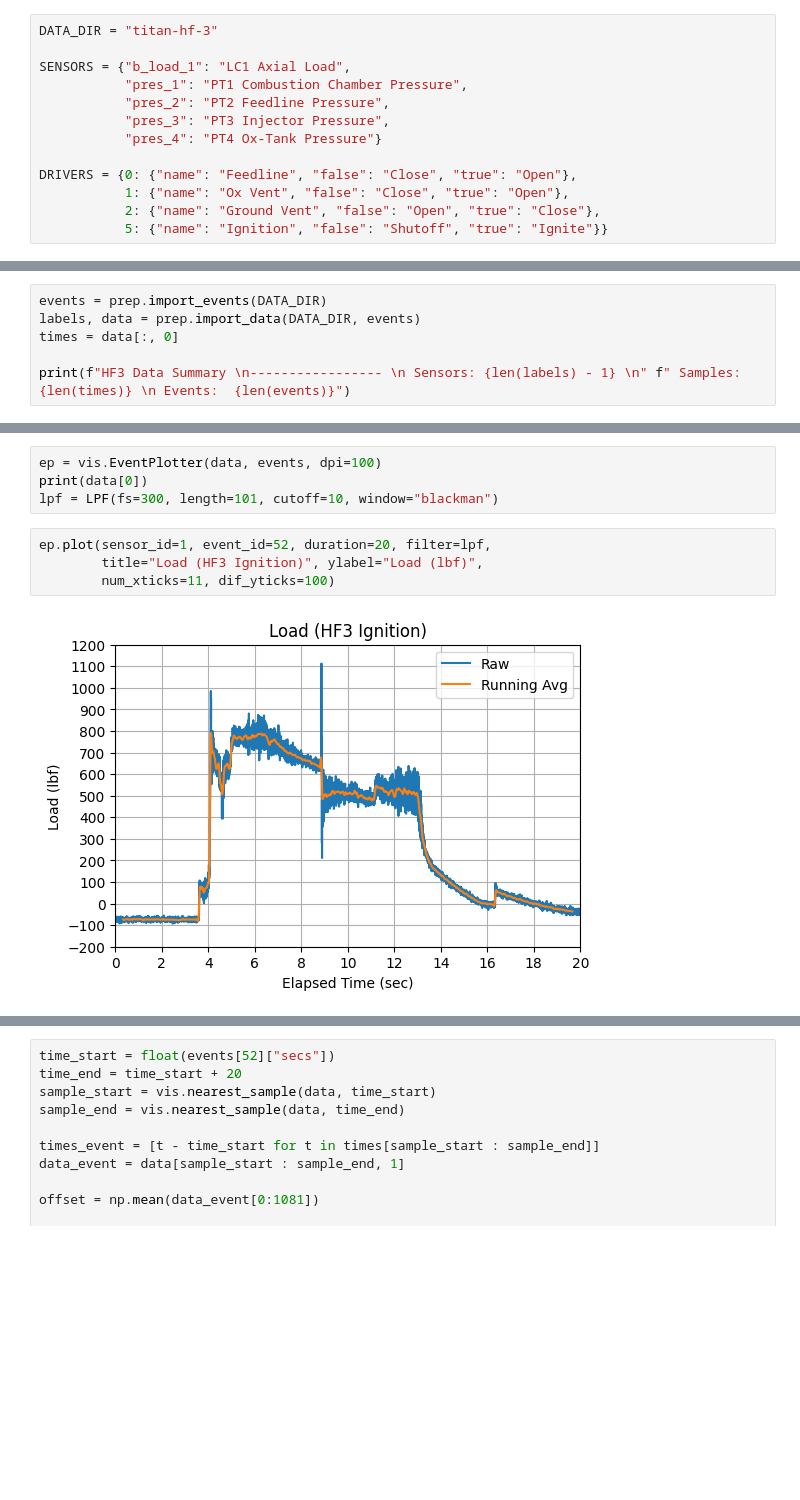
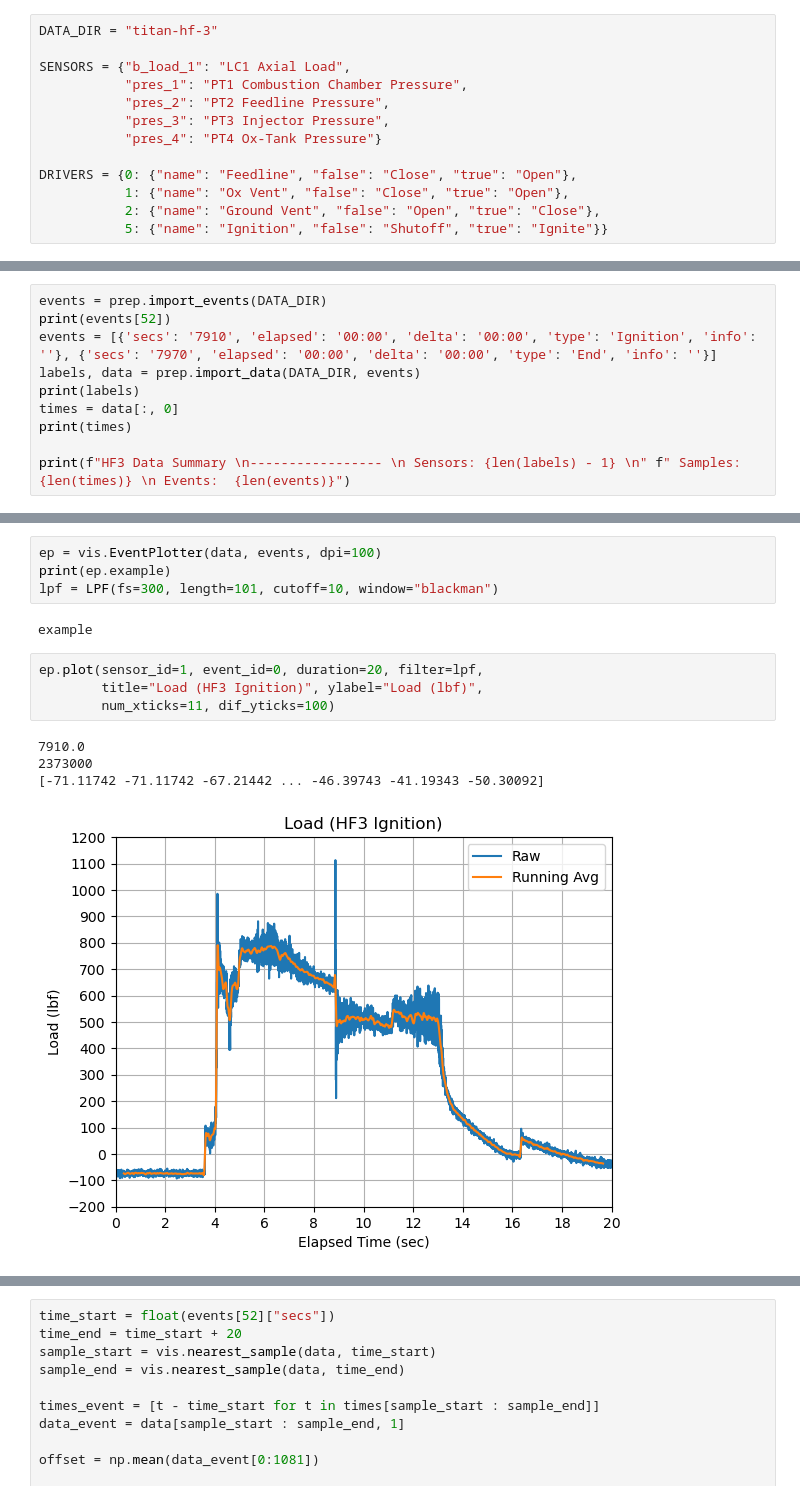
Before and after one commit to rice-eclipse/hotfire-data, a Jupyter notebook: analysis-titan-hf-3.ipynb, the cells around one changed output, grey strips where cells are left out. Drawn from its saved outputs; the diff is of its cells as text; blank space fills up the shorter version.

Commit message:
Added graphing to analysis-hf-4.ipynb; Added debugging statements to analysis-hf-3.ipynb and visualization.py

```diff
--- a/analysis-titan-hf-3.ipynb
+++ b/analysis-titan-hf-3.ipynb
@@ -26,7 +30,11 @@ OSError: [Errno 28] No space left on device
 # %%
 events = prep.import_events(DATA_DIR)
+print(events[52])
+events = [{'secs': '7910', 'elapsed': '00:00', 'delta': '00:00', 'type': 'Ignition', 'info': ''}, {'secs': '7970', 'elapsed': '00:00', 'delta': '00:00', 'type': 'End', 'info': ''}]
 labels, data = prep.import_data(DATA_DIR, events)
+print(labels)
 times = data[:, 0]
+print(times)
 
 print(f"HF3 Data Summary \n----------------- \n Sensors: {len(labels) - 1} \n" f" Samples: {len(times)} \n Events:  {len(events)}")
 # %% [output]
@@ -34,13 +51,18 @@ IndexError: list index out of range
 # %%
 ep = vis.EventPlotter(data, events, dpi=100)
-print(data[0])
+print(ep.example)
 lpf = LPF(fs=300, length=101, cutoff=10, window="blackman")
+# %% [output]
+example
 # %%
-ep.plot(sensor_id=1, event_id=52, duration=20, filter=lpf,
+ep.plot(sensor_id=1, event_id=0, duration=20, filter=lpf,
         title="Load (HF3 Ignition)", ylabel="Load (lbf)",
         num_xticks=11, dif_yticks=100)
 # %% [output]
+7910.0
+2373000
+[-71.11742 -71.11742 -67.21442 ... -46.39743 -41.19343 -50.30092]
-[figure, old version]
+[figure, new version]
 # %%
 ep.plot(sensor_id=1, event_id=52, duration=20, filter=None,
         title="Titan II HF3 Ignition Summary", ylabel="Load (lbf) or Pressure (psi)",
```
Also changed, not shown: parts of 4 cells of this notebook, 4 other files.
